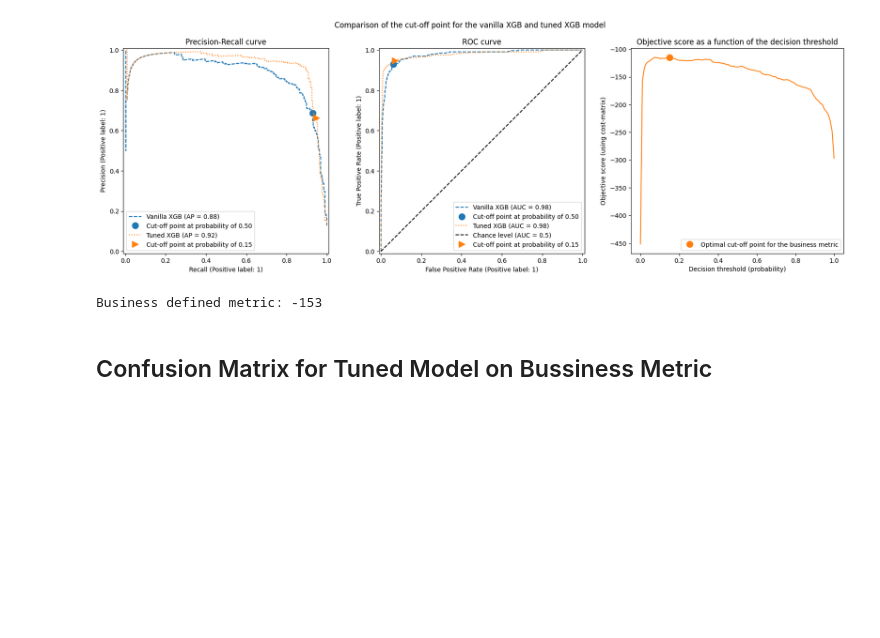
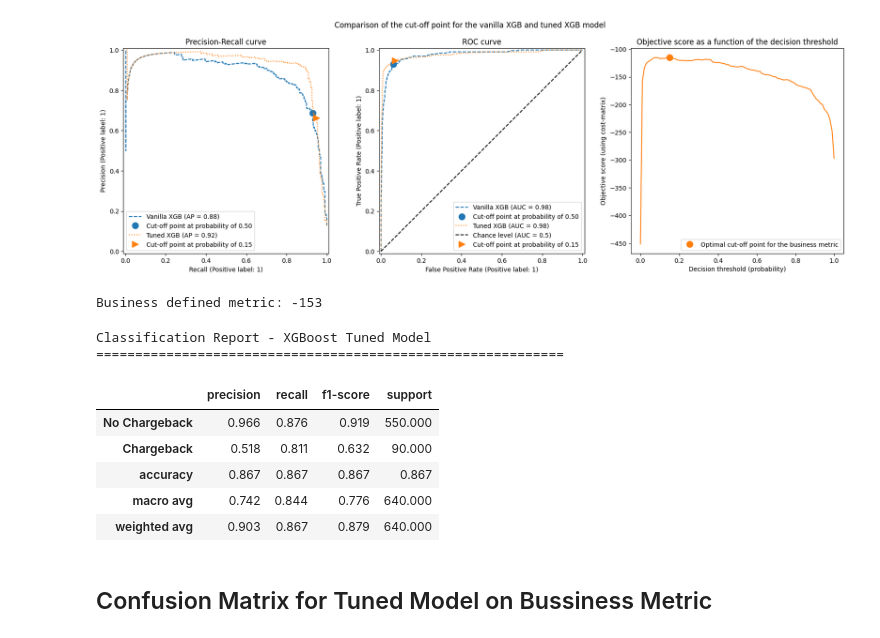
Before and after one commit to Heitorcp/cloudwalk-challenge, a Jupyter notebook: notebooks/1-models.ipynb, the cells around one changed output. Cells and saved outputs as stored; diff of their text form; code cells hidden in the pictures; blank space fills up the shorter version.

Commit message:
feat: add report

```diff
--- a/notebooks/1-models.ipynb
+++ b/notebooks/1-models.ipynb
@@ -673,6 +673,36 @@ plot_roc_pr_curves(xgb_clf, tuned_model, title=title)
 print(f"Business defined metric: {scoring['credit_gain'](tuned_model, X_test2, y_test2)}")
 # %% [output]
 Business defined metric: -153
+# %%
+# Classification Report as DataFrame
+from sklearn.metrics import classification_report
+
+# Get predictions from tuned model
+y_pred_tuned = tuned_model.predict(X_test2)
+
+# Generate classification report as dictionary
+report_dict = classification_report(y_test2, y_pred_tuned,
+                                   target_names=['No Chargeback', 'Chargeback'],
+                                   output_dict=True)
+
+# Convert to DataFrame for better visualization
+report_df = pd.DataFrame(report_dict).transpose()
+
+# Format the display
+report_df = report_df.round(3)
+
+print("Classification Report - XGBoost Tuned Model")
+print("="*60)
+display(report_df)
+# %% [output]
+Classification Report - XGBoost Tuned Model
+============================================================
+|  | precision | recall | f1-score | support |
+| No Chargeback | 0.966 | 0.876 | 0.919 | 550.000 |
+| Chargeback | 0.518 | 0.811 | 0.632 | 90.000 |
+| accuracy | 0.867 | 0.867 | 0.867 | 0.867 |
+| macro avg | 0.742 | 0.844 | 0.776 | 640.000 |
+| weighted avg | 0.903 | 0.867 | 0.879 | 640.000 |
 # %% [markdown]
 ## Confusion Matrix for Tuned Model on Bussiness Metric
 # %%
```
Also changed, not shown: 1 other file.
